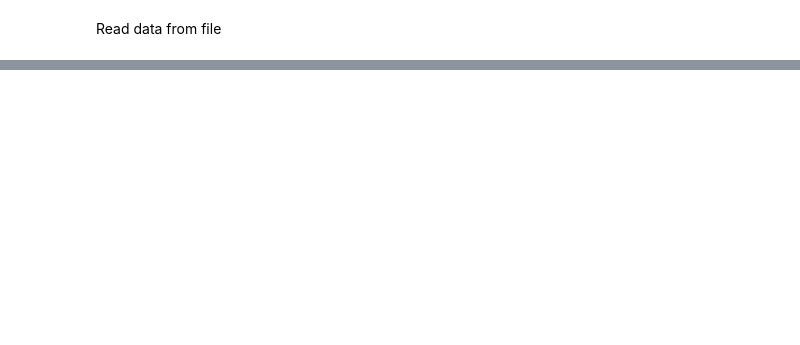
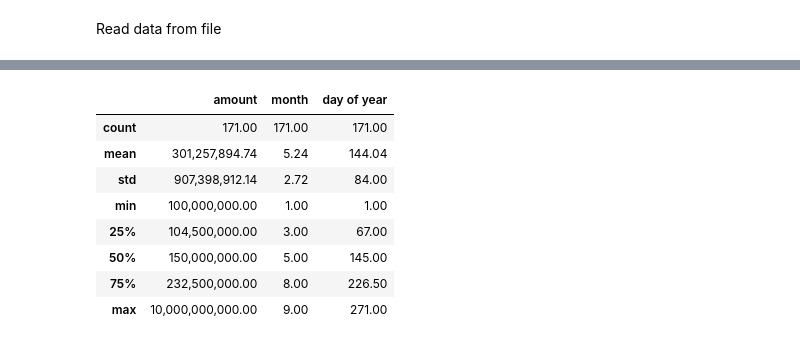
Before and after one commit to Cogabi/Largest-US-Venture-Funding-Deals-Of-2023, a Jupyter notebook: Analysis.ipynb, the cells around one changed output, grey strips where cells are left out. Saved outputs shown, nothing was run; the diff lists cells and outputs as text; code cells hidden in the pictures; blank space fills up the shorter version.

```diff
--- a/Analysis.ipynb
+++ b/Analysis.ipynb
@@ -41,0 +57,13 @@ Name: date reported, dtype: int64
+# %%
+numerical_features = df.select_dtypes(include=[np.number])
+numerical_features.describe()
+# %% [output]
+|  | amount | month | day of year |
+| count | 171.00 | 171.00 | 171.00 |
+| mean | 301,257,894.74 | 5.24 | 144.04 |
+| std | 907,398,912.14 | 2.72 | 84.00 |
+| min | 100,000,000.00 | 1.00 | 1.00 |
+| 25% | 104,500,000.00 | 3.00 | 67.00 |
+| 50% | 150,000,000.00 | 5.00 | 145.00 |
+| 75% | 232,500,000.00 | 8.00 | 226.50 |
+| max | 10,000,000,000.00 | 9.00 | 271.00 |
```
Also changed, not shown: parts of 9 cells of this notebook.
